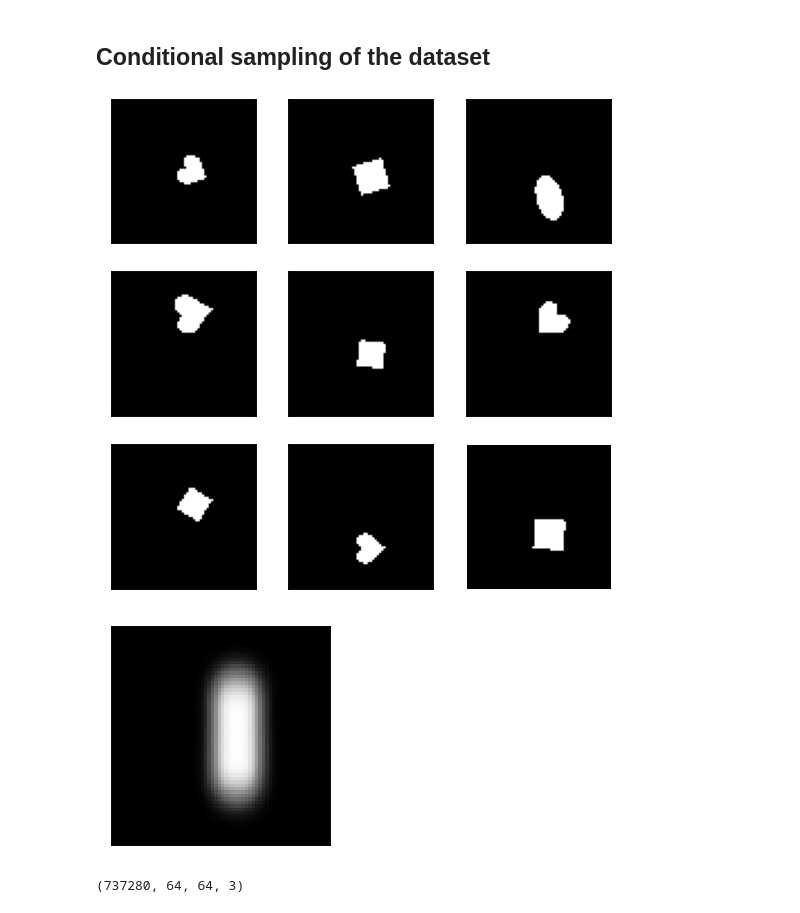
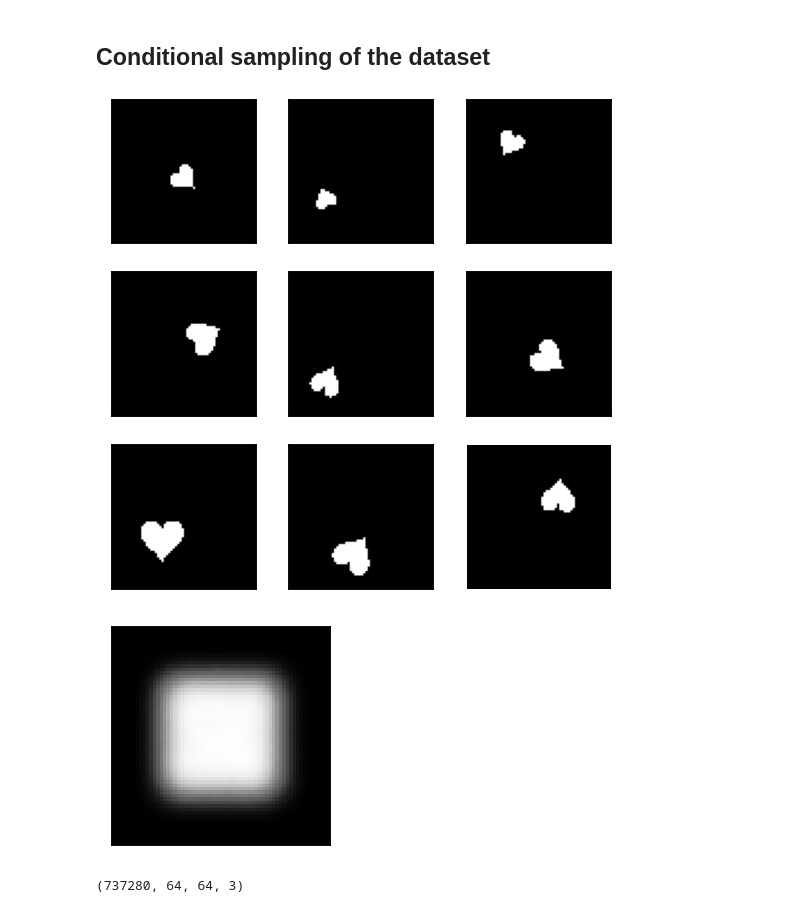
Before and after one commit to muhammadyaseen/vae-disentanglement, a Jupyter notebook: dsprites_correlated_gen.ipynb, the cells around one changed output. Drawn from its saved outputs; the diff is of its cells as text; code cells hidden in the pictures.

```diff
--- a/dsprites_correlated_gen.ipynb
+++ b/dsprites_correlated_gen.ipynb
@@ -206,18 +206,18 @@ imgs_sampled = imgs[indices_sampled]
 # %%
 latents_sampled = sample_latent(size=23040*2)
 ## Fix posX (2nd last coord in latent z) to left(=0)
-latents_sampled[:, -2] = 20
+latents_sampled[:, 1] = 2
 indices_sampled = latent_to_index(latents_sampled)
 imgs_sampled = imgs[indices_sampled]
 
 # Samples
 show_images_grid(imgs_sampled, 9)
 
 # Show the density too to check
 show_density(imgs_sampled)
 # %% [output]
-[figure, old version]
+[figure, new version]
-[figure, old version]
+[figure, new version]
 # %%
 ## Fix orientation to 0.8 rad
 latents_sampled = sample_latent(size=5000)
```
Also changed, not shown: 5 other files.
